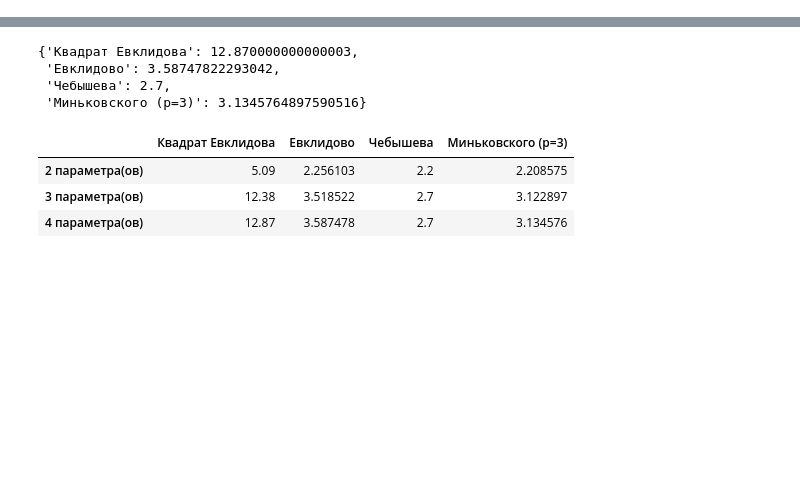
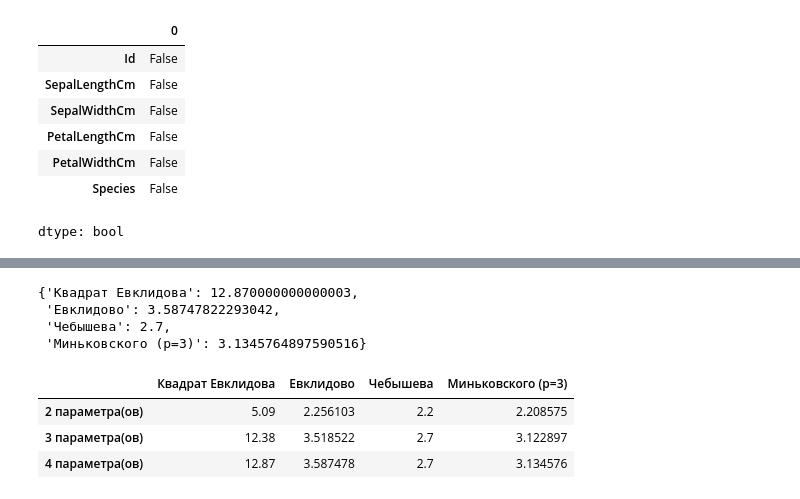
Before and after one commit to kurkur19/Intelligent_Data_Analysis_Al_Khmuz_BS_25, a Jupyter notebook: Вступ_до_ІАД_БС_25_Аль_Хмуз_КП_№1.ipynb, the cells around one changed output, grey strips where cells are left out. Drawn from its saved outputs; the diff is of its cells as text; code cells hidden in the pictures; blank space fills up the shorter version.

```diff
--- a/Вступ_до_ІАД_БС_25_Аль_Хмуз_КП_№1.ipynb
+++ b/Вступ_до_ІАД_БС_25_Аль_Хмуз_КП_№1.ipynb
@@ -5,0 +14,11 @@ import pandas as pd
+# %%
+data.isnull().any()
+# %% [output]
+|  | 0 |
+| Id | False |
+| SepalLengthCm | False |
+| SepalWidthCm | False |
+| PetalLengthCm | False |
+| PetalWidthCm | False |
+| Species | False |
+dtype: bool
```
Also changed, not shown: parts of 3 cells of this notebook.
